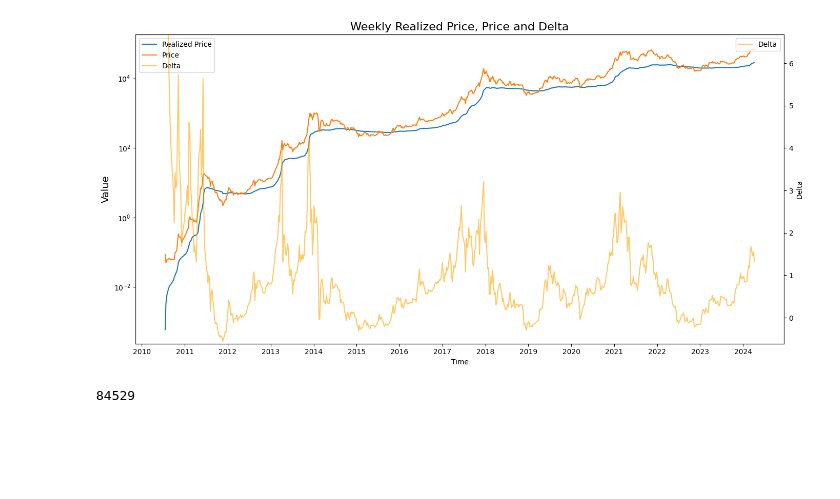
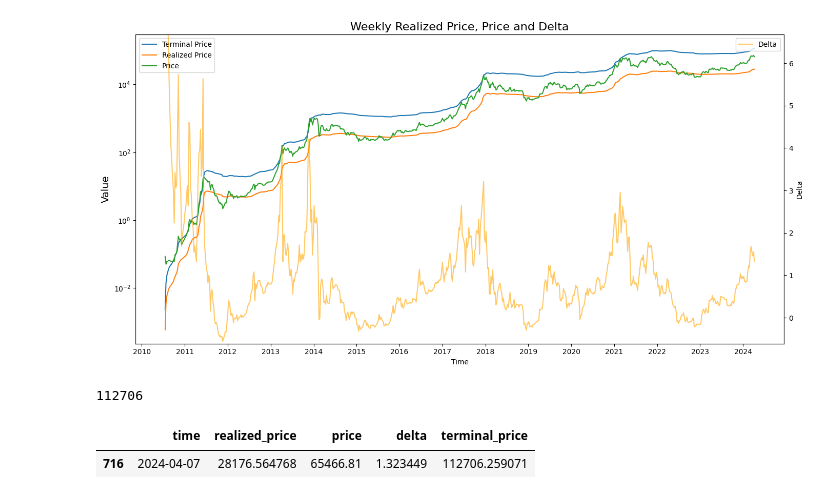
Before and after one commit to dakixr/isbtchot, a Jupyter notebook: notebooks/dashboard_realized_price.ipynb, the cells around one changed output. Saved outputs shown, nothing was run; the diff lists cells and outputs as text; code cells hidden in the pictures; blank space fills up the shorter version.

Commit message:
expected top at current realized price

```diff
--- a/notebooks/dashboard_realized_price.ipynb
+++ b/notebooks/dashboard_realized_price.ipynb
@@ -38,6 +38,9 @@ df["delta"] = (df.price - df.realized_price) / df.realized_price
 df['delta'].replace([float('inf'), -float('inf')], pd.NA, inplace=True)
 df = df.dropna()
 
+# Terminal price
+df["terminal_price"] = df.realized_price * 4
+
 # Set the time column as the index
 df.set_index('time', inplace=True)
 # %%
@@ -53,6 +56,7 @@ weekly_data.reset_index(inplace=True)
 f, ax1 = plt.subplots(figsize=(14, 7))
 
 # Plot the realized_price and price on the primary y-axis
+sns.lineplot(x='time', y='terminal_price', data=weekly_data, ax=ax1, label='Terminal Price')
 sns.lineplot(x='time', y='realized_price', data=weekly_data, ax=ax1, label='Realized Price')
 sns.lineplot(x='time', y='price', data=weekly_data, ax=ax1, label='Price')
 
@@ -62,37 +66,42 @@ ax1.set_yscale("log")
 # Create a secondary y-axis for delta values
 ax2 = ax1.twinx()
 
 # Plot delta on the secondary y-axis, adjust the width of the bars to make the plot less cluttered
 sns.lineplot(x='time', y='delta', data=weekly_data, ax=ax2, color='orange', label='Delta', alpha=0.6)
 
 # Set the secondary y-axis label
 ax2.set_ylabel('Delta')
 
 # Possibly adjust the limits of the secondary y-axis if delta values are too small
 ax2.set_ylim(weekly_data['delta'].min()*1.1, weekly_data['delta'].mean() * 6)
 
 # Set the axis labels and title
 ax1.set_xlabel('Time')
 ax1.set_ylabel('Value', fontsize=14)
 ax1.set_title('Weekly Realized Price, Price and Delta', fontsize=16)
 
 # Configure date formatting on x-axis
 ax1.xaxis.set_major_locator(mdates.YearLocator())
 ax1.xaxis.set_major_formatter(mdates.DateFormatter('%Y'))
 plt.xticks(rotation=45)
 
 # Improve the legend to show labels for both y-axes
 lines_1, labels_1 = ax1.get_legend_handles_labels()
 lines_2, labels_2 = ax2.get_legend_handles_labels()
-ax1.legend(lines_1 + lines_2, labels_1 + labels_2, loc='upper left')
+ax1.legend(lines_1 + lines_2, labels_1, loc='upper left')
 
 # Show the plot with a tight layout to ensure no clipping occurs
 plt.tight_layout()
 plt.show()
 # %% [output]
-[figure, old version]
+[figure, new version]
 # %%
 ## Expected top at current realized price
-int(weekly_data.tail(1)["realized_price"].iloc[0] * 3)
+int(weekly_data.tail(1)["realized_price"].iloc[0] * 4)
 # %% [output]
-84529
+112706
+# %%
+weekly_data.tail(1)
+# %% [output]
+|  | time | realized_price | price | delta | terminal_price |
+| 716 | 2024-04-07 | 28176.564768 | 65466.81 | 1.323449 | 112706.259071 |
```
